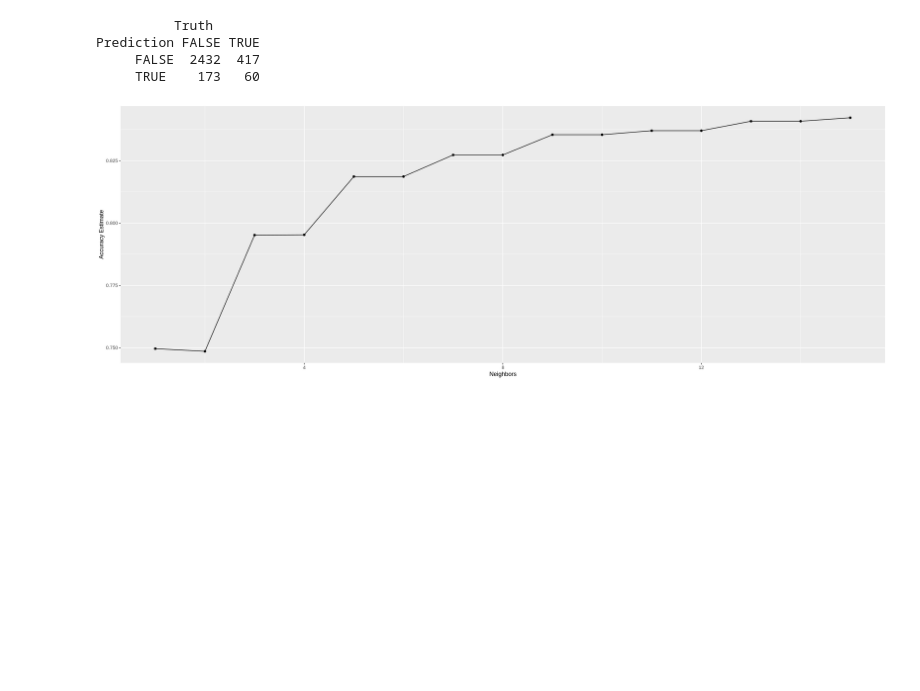
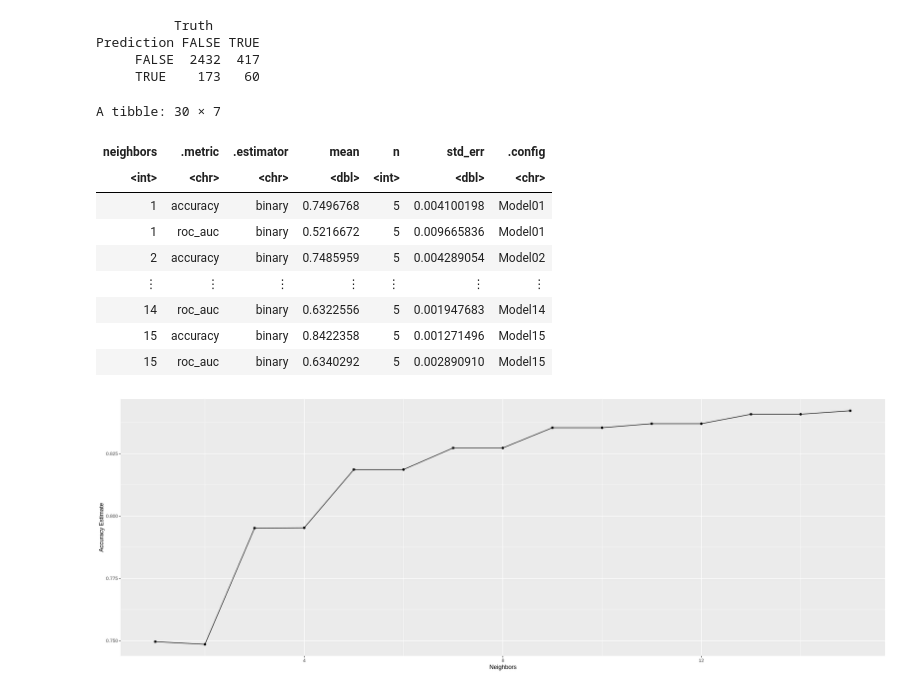
Before and after one commit to aparnavarma/grouproject, a Jupyter notebook: Group Project (2).ipynb, the cells around one changed output. Drawn from its saved outputs; the diff is of its cells as text; code cells hidden in the pictures; blank space fills up the shorter version.

```diff
--- a/Group Project (2).ipynb
+++ b/Group Project (2).ipynb
@@ -216,13 +249,25 @@ shopper_vfold<-vfold_cv(shoppers_train, v=5, strata=Revenue)
 # %%
 shoppers_recipe <- recipe(Revenue ~ Administrative_Duration+Informational_Duration+ ProductRelated_Duration, data = shoppers_train)%>%
 step_scale(all_predictors()) %>%
 step_center(all_predictors())
 
 knn_spec <- nearest_neighbor(weight_func = "rectangular", neighbors=tune()) %>%
   set_engine("kknn") %>%
   set_mode("classification")
 
 knn_results <- workflow()%>%add_recipe(shoppers_recipe) %>%add_model(knn_spec) %>%tune_grid(resamples = shopper_vfold,grid=50)%>%collect_metrics
+knn_results
+# %% [output]
+A tibble: 30 × 7
+| neighbors | .metric | .estimator | mean | n | std_err | .config |
+| <int> | <chr> | <chr> | <dbl> | <int> | <dbl> | <chr> |
+| 1 | accuracy | binary | 0.7496768 | 5 | 0.004100198 | Model01 |
+| 1 | roc_auc | binary | 0.5216672 | 5 | 0.009665836 | Model01 |
+| 2 | accuracy | binary | 0.7485959 | 5 | 0.004289054 | Model02 |
+| ⋮ | ⋮ | ⋮ | ⋮ | ⋮ | ⋮ | ⋮ |
+| 14 | roc_auc | binary | 0.6322556 | 5 | 0.001947683 | Model14 |
+| 15 | accuracy | binary | 0.8422358 | 5 | 0.001271496 | Model15 |
+| 15 | roc_auc | binary | 0.6340292 | 5 | 0.002890910 | Model15 |
 # %%
 accuracies <- knn_results %>%
   filter(.metric == "accuracy")
```
Also changed, not shown: parts of 2 cells of this notebook.
